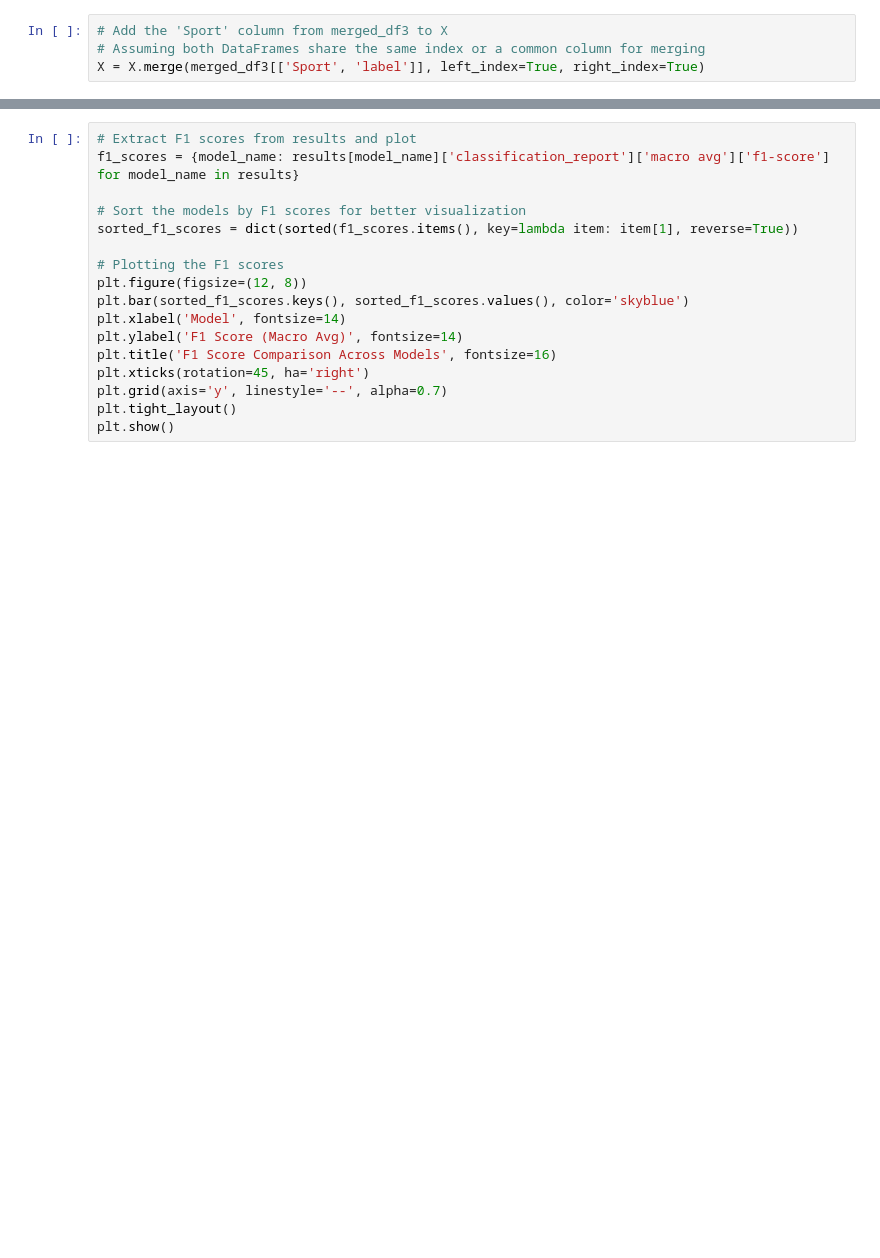
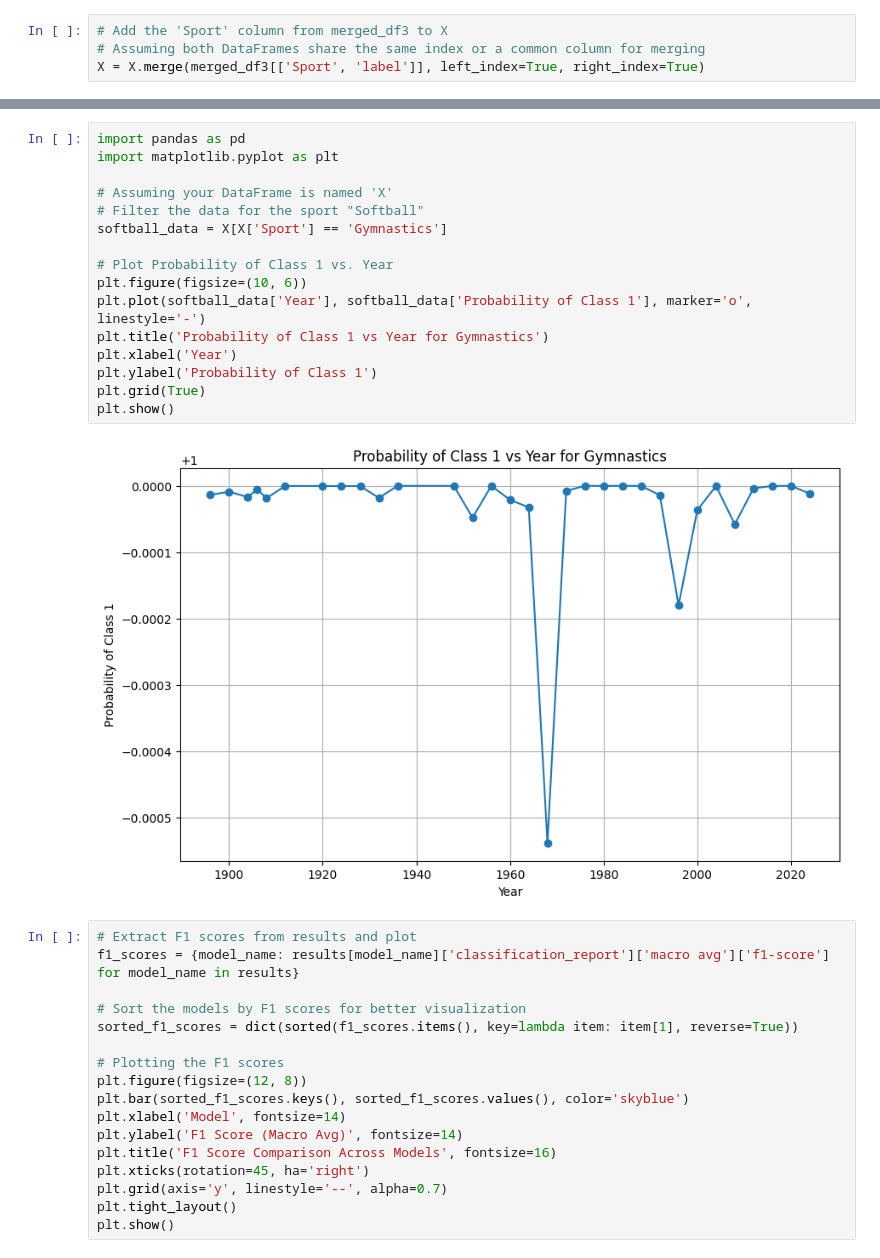
Before and after one commit to tameszaza/math_model2, a Jupyter notebook: sarimaxtestting_class.ipynb, the cells around one changed output, grey strips where cells are left out. Saved outputs shown, nothing was run; the diff lists cells and outputs as text; blank space fills up the shorter version.

```diff
--- a/sarimaxtestting_class.ipynb
+++ b/sarimaxtestting_class.ipynb
@@ -980,3 +762,21 @@ X
+# %%
+import pandas as pd
+import matplotlib.pyplot as plt
+
+# Assuming your DataFrame is named 'X'
+# Filter the data for the sport "Softball"
+softball_data = X[X['Sport'] == 'Gymnastics']
+
+# Plot Probability of Class 1 vs. Year
+plt.figure(figsize=(10, 6))
+plt.plot(softball_data['Year'], softball_data['Probability of Class 1'], marker='o', linestyle='-')
+plt.title('Probability of Class 1 vs Year for Gymnastics')
+plt.xlabel('Year')
+plt.ylabel('Probability of Class 1')
+plt.grid(True)
+plt.show()
+# %% [output]
+[figure, added]
 # %%
 # Extract F1 scores from results and plot
 f1_scores = {model_name: results[model_name]['classification_report']['macro avg']['f1-score'] for model_name in results}
```
Also changed, not shown: parts of 6 cells of this notebook, 39 other files.
